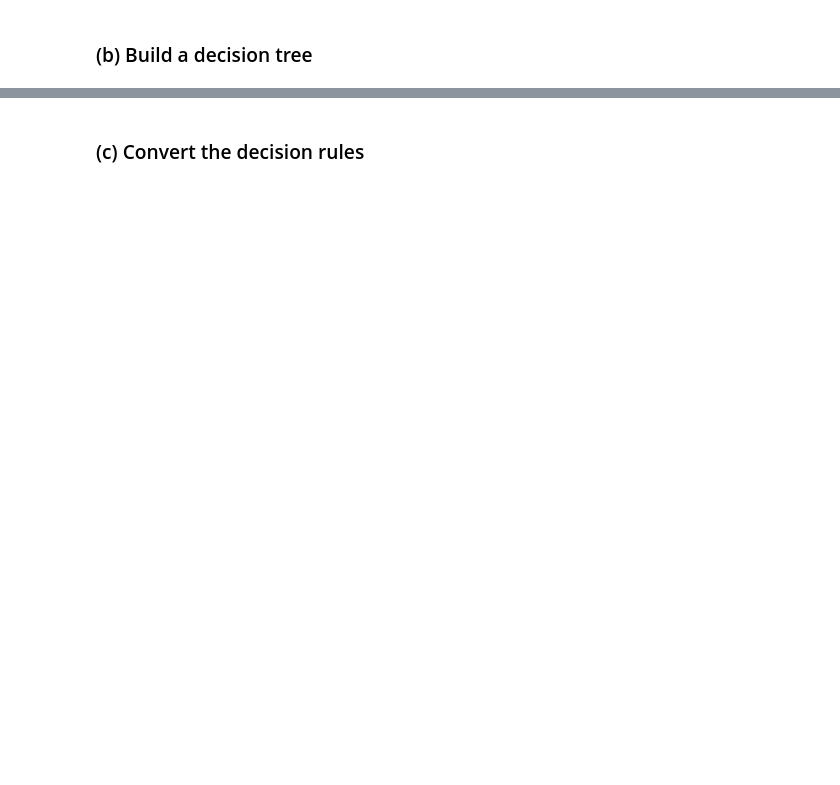
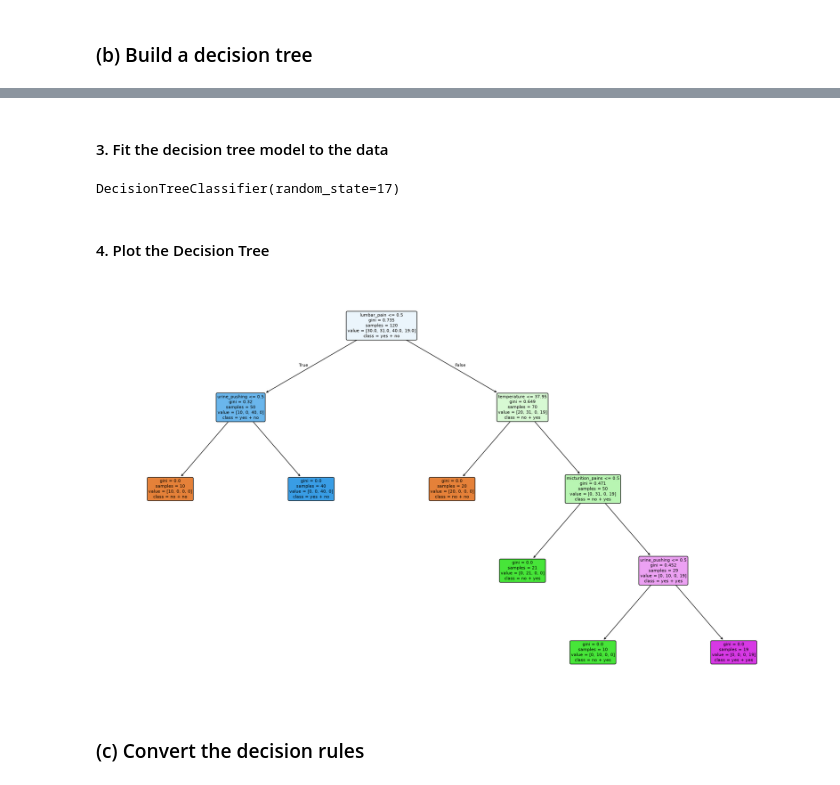
Before and after one commit to akeehan56/DSCI552, a Jupyter notebook: HW5/notebook/Keehan_Alyssa_HW5.ipynb, the cells around one changed output, grey strips where cells are left out. Drawn from its saved outputs; the diff is of its cells as text; code cells hidden in the pictures; blank space fills up the shorter version.

```diff
--- a/HW5/notebook/Keehan_Alyssa_HW5.ipynb
+++ b/HW5/notebook/Keehan_Alyssa_HW5.ipynb
@@ -24,0 +74,11 @@ Get the Accute Inamations Data Set
+# %%
+feature_cols = [
+    "temperature",
+    "nausea",
+    "lumbar_pain",
+    "urine_pushing",
+    "micturition_pains",
+    "urethral_burning_itch_swelling",
+]
+
+target_cols = ["bladder_inflammation", "nephritis"]
@@ -24,0 +87,5 @@ Get the Accute Inamations Data Set
+# %%
+X = df[feature_cols].copy()
+X = X.replace({"yes": 1, "no": 0})
+y = df[target_cols].astype(str).agg(" + ".join, axis=1)
+y
@@ -25,2 +105,24 @@ Get the Accute Inamations Data Set
+# %% [markdown]
+#### 3. Fit the decision tree model to the data
+# %%
+tree = DecisionTreeClassifier(random_state=17)
+tree.fit(X, y)
+# %% [output]
+DecisionTreeClassifier(random_state=17)
+# %% [markdown]
+#### 4. Plot the Decision Tree
+# %%
+plt.figure(figsize=(24, 14))
+plot_tree(
+    tree,
+    feature_names=feature_cols,
+    class_names=tree.classes_,
+    filled=True,
+    rounded=True,
+    fontsize=8,
+)
+plt.show()
+# %% [output]
+[figure, added]
 # %% [markdown]
 ### (c) Convert the decision rules
```
Also changed, not shown: parts of 15 cells of this notebook, 1 other file.
